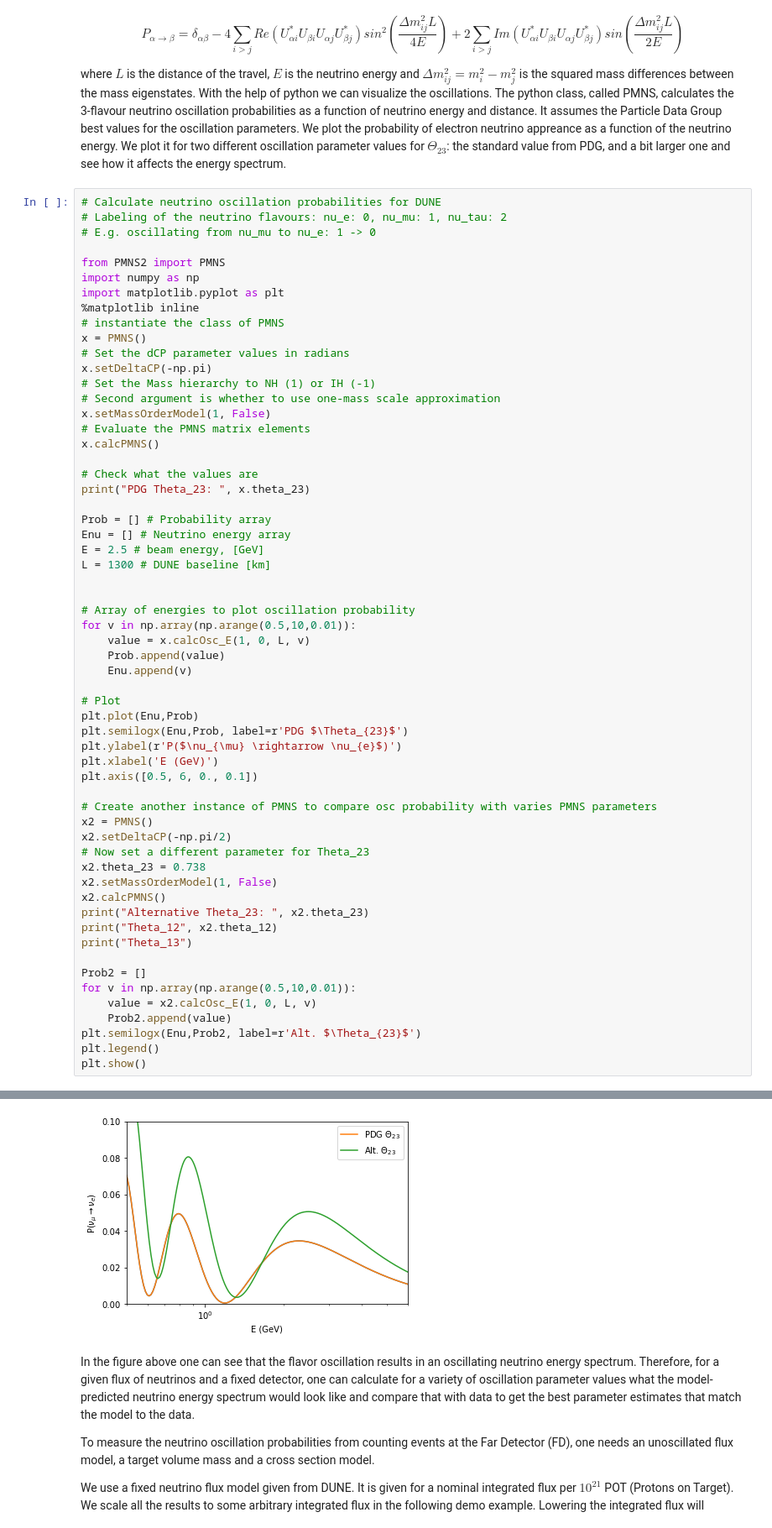
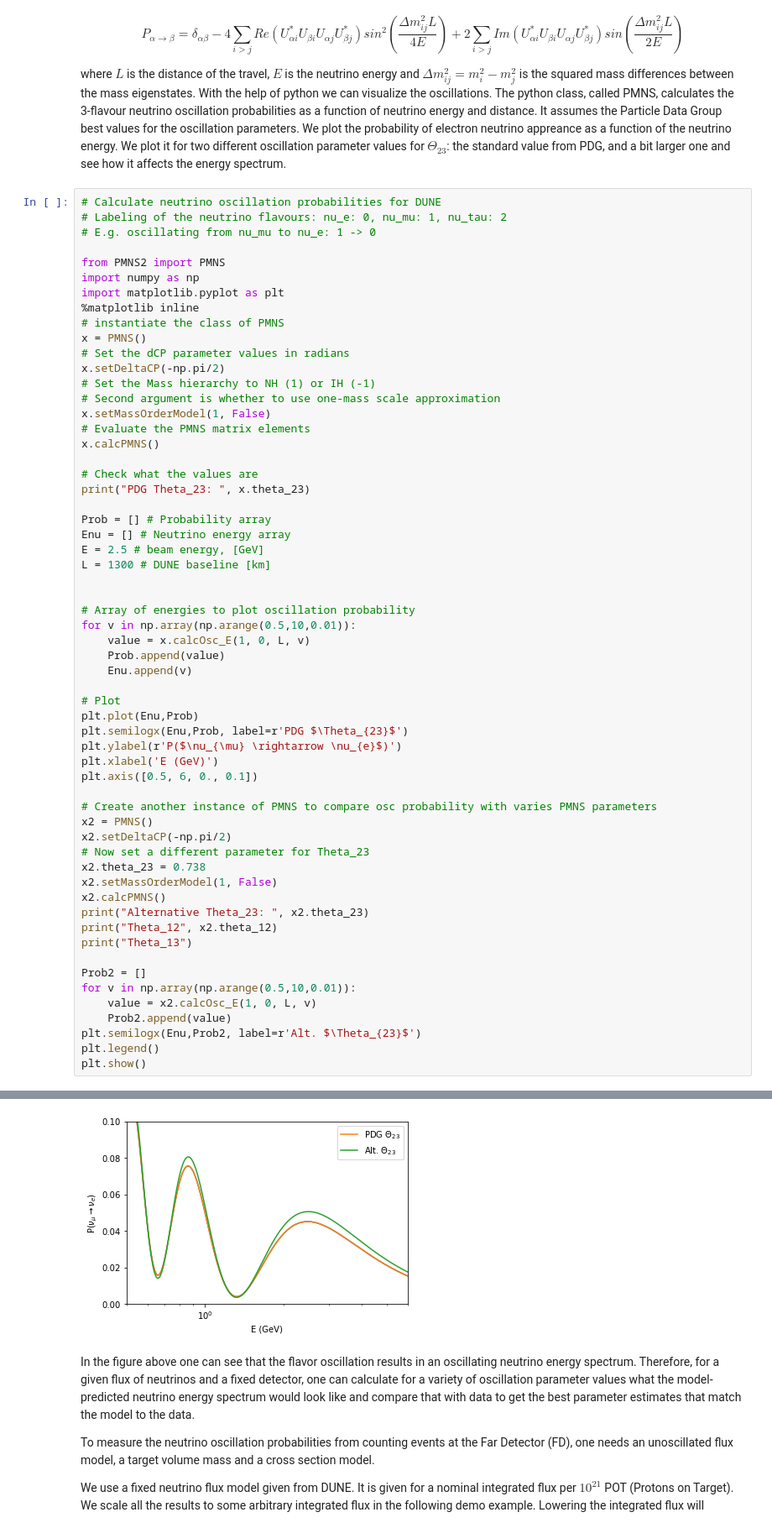
Before and after one commit to balintradics/BayesCodes, a Jupyter notebook: NeutrinoOscillation/DUNE/Project_DUNEOscillations_Bayes_2Sample.ipynb, the cells around one changed output, grey strips where cells are left out. Shown at 84% size. Saved outputs shown, nothing was run; the diff lists cells and outputs as text.

```diff
--- a/NeutrinoOscillation/DUNE/Project_DUNEOscillations_Bayes_2Sample.ipynb
+++ b/NeutrinoOscillation/DUNE/Project_DUNEOscillations_Bayes_2Sample.ipynb
@@ -24,7 +24,7 @@ import matplotlib.pyplot as plt
 # instantiate the class of PMNS
 x = PMNS()
 # Set the dCP parameter values in radians
-x.setDeltaCP(-np.pi)
+x.setDeltaCP(-np.pi/2)
 # Set the Mass hierarchy to NH (1) or IH (-1)
 # Second argument is whether to use one-mass scale approximation
 x.setMassOrderModel(1, False)
@@ -49,34 +49,34 @@ for v in np.array(np.arange(0.5,10,0.01)):
 # Plot
 plt.plot(Enu,Prob)
 plt.semilogx(Enu,Prob, label=r'PDG $\Theta_{23}$')
 plt.ylabel(r'P($\nu_{\mu} \rightarrow \nu_{e}$)')
 plt.xlabel('E (GeV)')
 plt.axis([0.5, 6, 0., 0.1])
 
 # Create another instance of PMNS to compare osc probability with varies PMNS parameters
 x2 = PMNS()
 x2.setDeltaCP(-np.pi/2)
 # Now set a different parameter for Theta_23
 x2.theta_23 = 0.738
 x2.setMassOrderModel(1, False)
 x2.calcPMNS()
 print("Alternative Theta_23: ", x2.theta_23)
 print("Theta_12", x2.theta_12)
 print("Theta_13")
 
 Prob2 = []
 for v in np.array(np.arange(0.5,10,0.01)):
     value = x2.calcOsc_E(1, 0, L, v)
     Prob2.append(value)
 plt.semilogx(Enu,Prob2, label=r'Alt. $\Theta_{23}$')
 plt.legend()
 plt.show()
 # %% [output]
 PDG Theta_23:  0.6724753607934152
 Alternative Theta_23:  0.738
 Theta_12 0.5490805826774161
 Theta_13
-[figure, old version]
+[figure, new version]
 # %% [markdown]
 In the figure above one can see that the flavor oscillation results in an oscillating neutrino energy spectrum. Therefore, for a given flux of neutrinos and a fixed detector, one can calculate for a variety of oscillation parameter values what the model-predicted neutrino energy spectrum would look like and compare that with data to get the best parameter estimates that match the model to the data.
 
```
Also changed, not shown: parts of 9 cells of this notebook.
